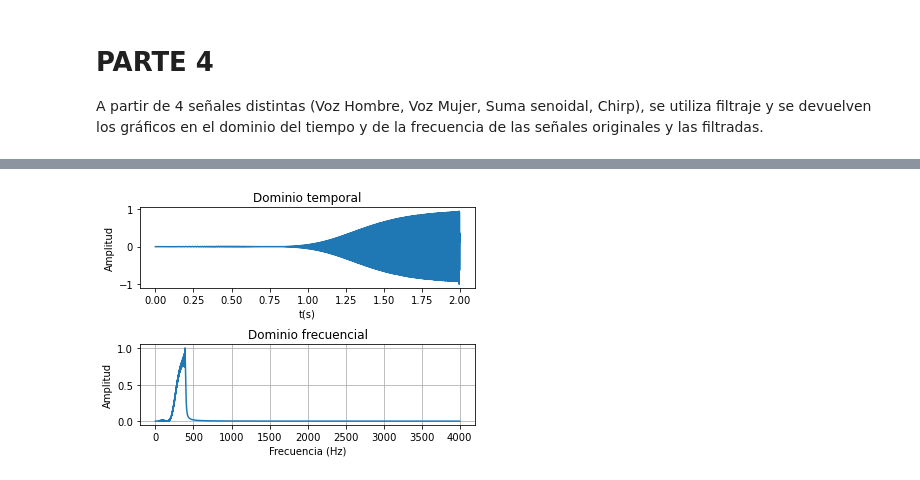
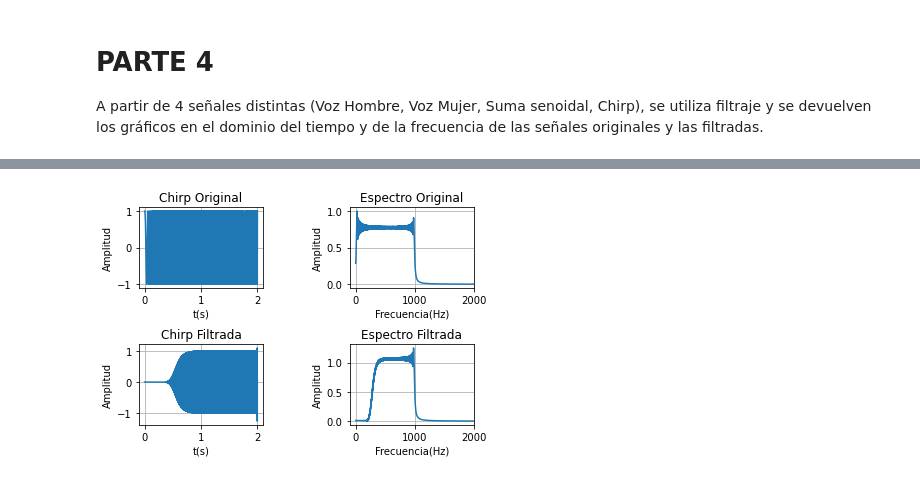
Before and after one commit to martin-nct/sys_untref, a Jupyter notebook: TP2PARTE4.ipynb, the cells around one changed output, grey strips where cells are left out. Saved outputs shown, nothing was run; the diff lists cells and outputs as text; code cells hidden in the pictures.

```diff
--- a/TP2PARTE4.ipynb
+++ b/TP2PARTE4.ipynb
@@ -216,20 +220,20 @@ plt.show()
 # Se crea un filtro Cheby2 pasaaltos
 fc = 180
 wn = fc / (0.5 * fs)
-b3, a3 = signal.cheby2(3,20,wn,'high')
+b3, a3 = signal.cheby2(4,30,wn,'high')
 
 f3, h3 = signal.freqz(b3,a3)
 H3 = 20 * np.log10(abs(h3))
 
 Fase_cheby2 = np.unwrap(np.angle(h3))
 
-plt.subplots(2,1,sharex=True), plt.subplots_adjust(hspace=0.7)
-plt.subplot(2,1,1), plt.plot(f3,H3)
-plt.title('Módulo Cheby2')
-plt.ylim((-50,10))
-plt.xlabel('Frecuencia normalizada'); plt.ylabel('Amplitud (dB)')
-plt.subplot(2,1,2), plt.semilogx(f3,Fase_cheby2)
-plt.title('Fase Cheby2'), plt.xlabel('Frecuencia normalizada'), plt.ylabel('Ángulo (rad)')
-plt.grid()
+fig, (ax1, ax2) = plt.subplots(2,1)
+plt.subplots_adjust(hspace=0.7) #Formato de los graficos
+ax1.semilogx(f3, H3), ax1.set_ylim((-50,10))
+ax1.set_title('Módulo Cheby2'), ax1.set_xlabel('Frecuencia normalizada'); ax1.set_ylabel('Amplitud (dB)')
+ax1.grid()
+ax2.semilogx(f3,Fase_cheby2)
+ax2.set_title('Fase Cheby2'), ax2.set_xlabel('Frecuencia normalizada'), ax2.set_ylabel('Ángulo (rad)')
+ax2.grid()
 plt.show()
 # %% [output]
@@ -241,25 +245,35 @@ plot_impz(b3,a3)
 # %%
 # Se filtra la señal
 chirp_filt = signal.filtfilt(b3,a3, chirp)
 
-# Se guarda la señal en un archivo wav
-# chirp_filt = chirp_filt.astype(np.int16)
-# wav.write('chirp_filt.wav',fs,chirp_filt)
+# Descomentar para guardar la señal en un archivo wav
+#chirp_filt = chirp_filt.astype(np.int16)
+#wav.write('chirp_filt.wav',fs,chirp_filt)
 
 # Se calcula la transformada de la señal filtrada
-ffilt = np.fft.rfftfreq(len(chirp_filt), 1/fs)
 CHIRP_filt = abs(np.fft.rfft(chirp_filt))
 CHIRP_filt = CHIRP_filt / max(CHIRP_filt) * max(max(chirp_filt),abs(min(chirp_filt)))
 
-plt.subplots(2,1), plt.subplots_adjust(hspace=0.7)
-plt.subplot(2,1,1), plt.plot(t, chirp_filt)
-plt.xlabel('t(s)'), plt.ylabel('Amplitud'), plt.title('Dominio temporal')
-plt.subplot(2,1,2), plt.plot(ffilt, CHIRP_filt)
-plt.xlabel('Frecuencia (Hz)'), plt.ylabel('Amplitud'), plt.title('Dominio frecuencial')
-plt.grid()
+fig, ((ax1, ax2), (ax3, ax4)) = plt.subplots(2,2)
+plt.subplots_adjust(hspace=0.7, wspace=0.7)
+
+ax1.plot(t,chirp)
+ax1.set_xlabel('t(s)'), ax1.set_ylabel('Amplitud'), ax1.set_title('Chirp Original')
+ax1.grid()
+
+ax2.plot(f,CHIRP)
+ax2.set_xlabel('Frecuencia(Hz)'), ax2.set_ylabel('Amplitud'), ax2.set_title('Espectro Original')
+ax2.grid(), ax2.set_xlim((-100,2000))
+
+ax3.plot(t,chirp_filt)
+ax3.set_xlabel('t(s)'), ax3.set_ylabel('Amplitud'), ax3.set_title('Chirp Filtrada'); ax3.grid()
+
+ax4.plot(f,CHIRP_filt)
+ax4.set_xlabel('Frecuencia(Hz)'), ax4.set_ylabel('Amplitud'), ax4.set_title('Espectro Filtrada')
+ax4.grid(), ax4.set_xlim((-100,2000))
 plt.show()
 # %% [output]
-[figure, old version]
+[figure, new version]
 # %%
 # Reproducir la señal original
 ipd.Audio(chirp, rate=fs)
```
Also changed, not shown: parts of 18 cells of this notebook.
